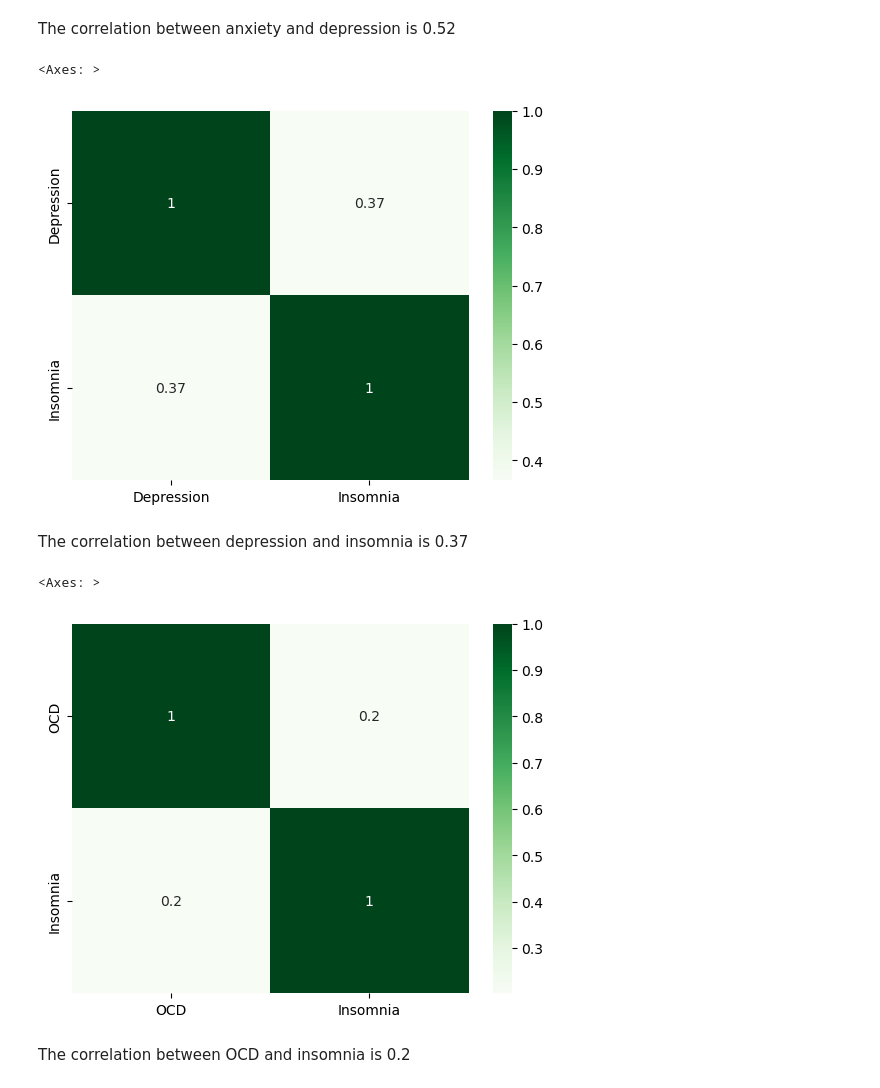
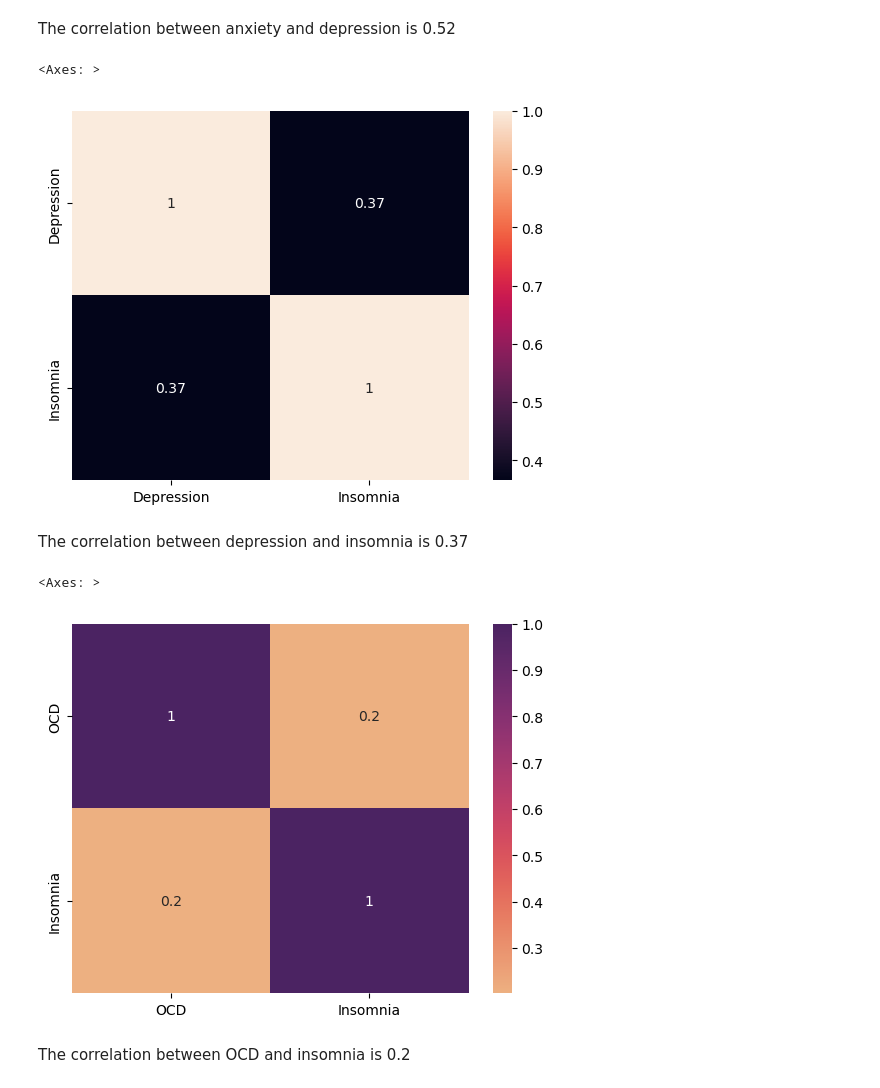
Before and after one commit to ElliceNels/B3EPIC, a Jupyter notebook: Data_Science_Workflow.ipynb, the cells around one changed output. Cells and saved outputs as stored; diff of their text form; code cells hidden in the pictures.

```diff
--- a/Data_Science_Workflow.ipynb
+++ b/Data_Science_Workflow.ipynb
@@ -389,19 +389,19 @@ The correlation between anxiety and depression is 0.52
 # %%
 combine = pd.concat((cleanedDataset['Depression'], cleanedDataset['Insomnia']), axis=1)
 matrix = combine.corr()
-sns.heatmap(matrix, cmap="Greens", annot=True)
+sns.heatmap(matrix, cmap="rocket", annot=True)
 # %% [output]
 <Axes: >
-[figure, old version]
+[figure, new version]
 # %% [markdown]
 The correlation between depression and insomnia is 0.37
 # %%
 combine = pd.concat((cleanedDataset['OCD'], cleanedDataset['Insomnia']), axis=1)
 matrix = combine.corr()
-sns.heatmap(matrix, cmap="Greens", annot=True)
+sns.heatmap(matrix, cmap="flare", annot=True)
 # %% [output]
 <Axes: >
-[figure, old version]
+[figure, new version]
 # %% [markdown]
 The correlation between OCD and insomnia is 0.2
 # %%
```
Also changed, not shown: parts of 3 cells of this notebook, 2 other files.
